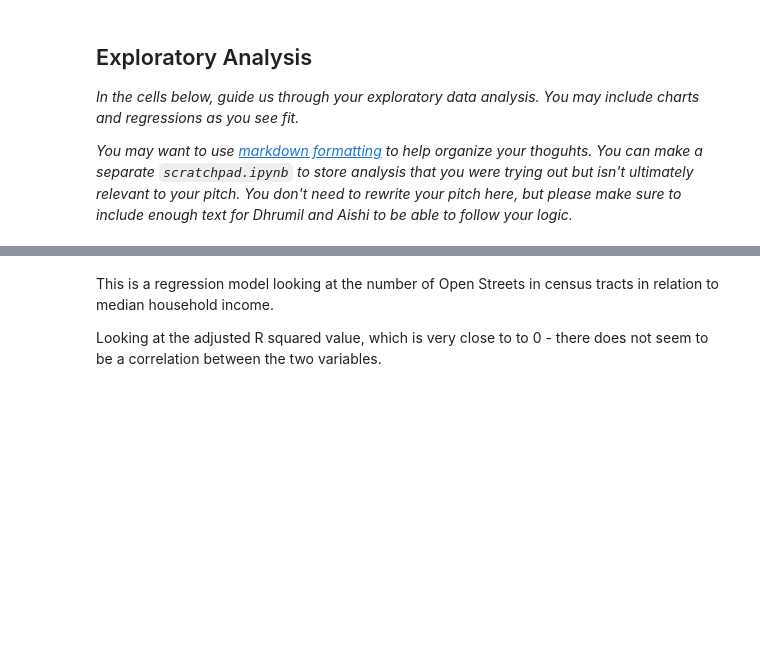
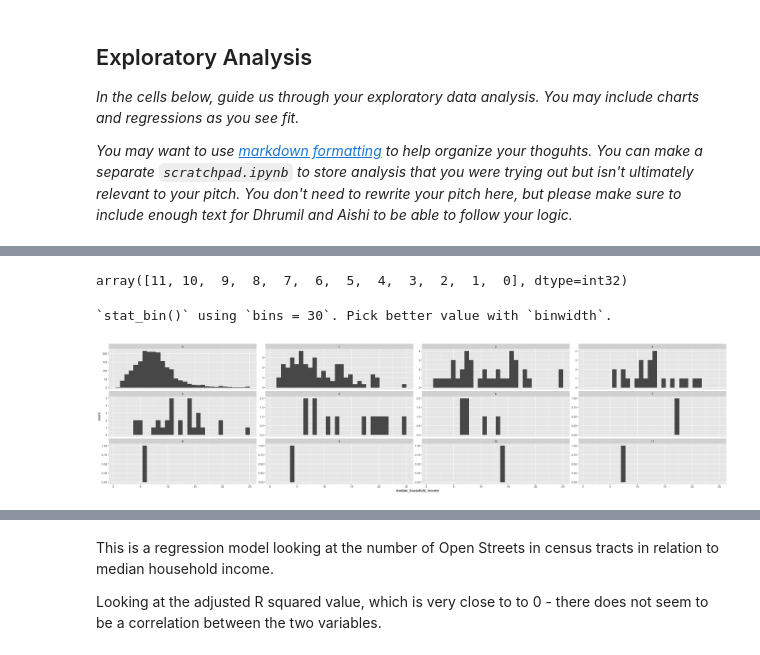
Before and after one commit to kellywaldro/revised_pitch, a Jupyter notebook: analysis.ipynb, the cells around one changed output, grey strips where cells are left out. Cells and saved outputs as stored; diff of their text form; code cells hidden in the pictures; blank space fills up the shorter version.

```diff
--- a/analysis.ipynb
+++ b/analysis.ipynb
@@ -97,0 +87,17 @@ df
+# %%
+df = pd.read_csv('final_data.csv')
+
+# fill 0 counts
+df['count'] = df['count'].fillna(0).astype(int)
+
+# make t/f column
+df['has_open_streets'] = (df['count'] > 0).astype(int)
+
+# median household income in 10s of thousands
+df['median_household_income'] = df['median_household_income']/10000
+
+# remove places without median household income
+# TODO - what plaecs did I delete????
+df = df.query("median_household_income.notna()")
+
+df
@@ -130,0 +221,10 @@ F-statistic: 58.68 on 1 and 2194 DF,  p-value: 2.761e-14
+# %%
+df['count'].unique()
+# %% [output]
+array([11, 10,  9,  8,  7,  6,  5,  4,  3,  2,  1,  0], dtype=int32)
+# %%
+%%R -i df -w 2000
+ggplot(df, aes(x = `median_household_income`)) + geom_histogram() + facet_wrap(~count, scales='free_y')
+# %% [output]
+`stat_bin()` using `bins = 30`. Pick better value with `binwidth`.
+[figure, added]
```
Also changed, not shown: parts of 18 cells of this notebook, 4 other files.
